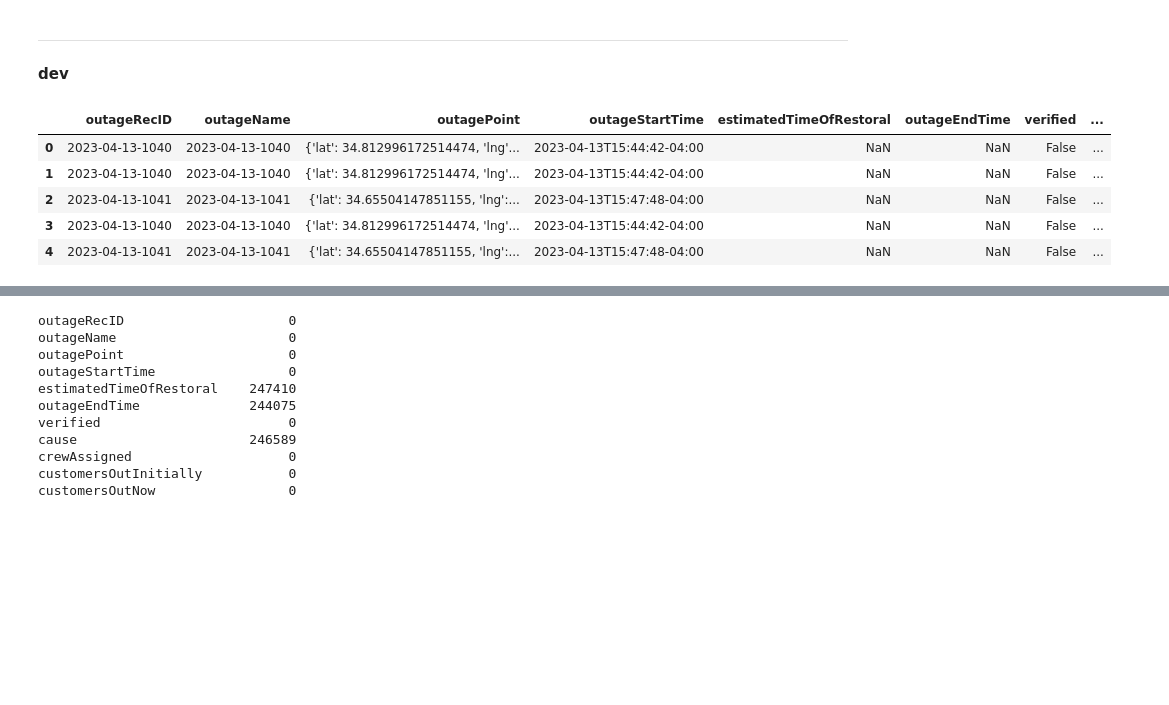
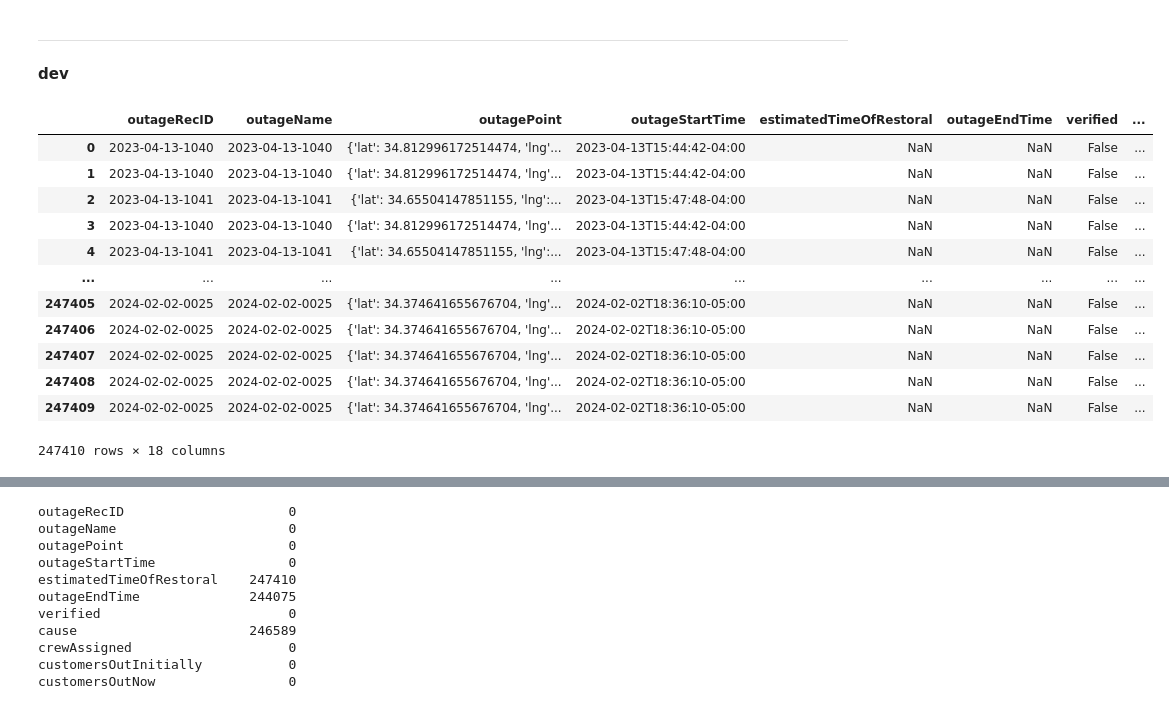
Before and after one commit to Urban-Research-Group/outage-data-scraper, a Jupyter notebook: scripts/ga_1_tx_8.ipynb, the cells around one changed output, grey strips where cells are left out. Cells and saved outputs as stored; diff of their text form; code cells hidden in the pictures; blank space fills up the shorter version.

```diff
--- a/scripts/ga_1_tx_8.ipynb
+++ b/scripts/ga_1_tx_8.ipynb
@@ -165,11 +165,18 @@ for provider in config['providers']:
 # %%
 df = pd.read_csv('/Users/xuanedx1/github/outage-data-scraper/data/s3/ga/layout_1/per_outage_Amicalola EMC.csv')
 # %%
-df.head()
+df
 # %% [output]
 |  | outageRecID | outageName | outagePoint | outageStartTime | estimatedTimeOfRestoral | outageEndTime | verified | ... |
 | 0 | 2023-04-13-1040 | 2023-04-13-1040 | {'lat': 34.812996172514474, 'lng'... | 2023-04-13T15:44:42-04:00 | NaN | NaN | False | ... |
 | 1 | 2023-04-13-1040 | 2023-04-13-1040 | {'lat': 34.812996172514474, 'lng'... | 2023-04-13T15:44:42-04:00 | NaN | NaN | False | ... |
 | 2 | 2023-04-13-1041 | 2023-04-13-1041 | {'lat': 34.65504147851155, 'lng':... | 2023-04-13T15:47:48-04:00 | NaN | NaN | False | ... |
 | 3 | 2023-04-13-1040 | 2023-04-13-1040 | {'lat': 34.812996172514474, 'lng'... | 2023-04-13T15:44:42-04:00 | NaN | NaN | False | ... |
 | 4 | 2023-04-13-1041 | 2023-04-13-1041 | {'lat': 34.65504147851155, 'lng':... | 2023-04-13T15:47:48-04:00 | NaN | NaN | False | ... |
+| ... | ... | ... | ... | ... | ... | ... | ... | ... |
+| 247405 | 2024-02-02-0025 | 2024-02-02-0025 | {'lat': 34.374641655676704, 'lng'... | 2024-02-02T18:36:10-05:00 | NaN | NaN | False | ... |
+| 247406 | 2024-02-02-0025 | 2024-02-02-0025 | {'lat': 34.374641655676704, 'lng'... | 2024-02-02T18:36:10-05:00 | NaN | NaN | False | ... |
+| 247407 | 2024-02-02-0025 | 2024-02-02-0025 | {'lat': 34.374641655676704, 'lng'... | 2024-02-02T18:36:10-05:00 | NaN | NaN | False | ... |
+| 247408 | 2024-02-02-0025 | 2024-02-02-0025 | {'lat': 34.374641655676704, 'lng'... | 2024-02-02T18:36:10-05:00 | NaN | NaN | False | ... |
+| 247409 | 2024-02-02-0025 | 2024-02-02-0025 | {'lat': 34.374641655676704, 'lng'... | 2024-02-02T18:36:10-05:00 | NaN | NaN | False | ... |
+247410 rows × 18 columns
```
Also changed, not shown: parts of 1 cell of this notebook, 4 other files.
